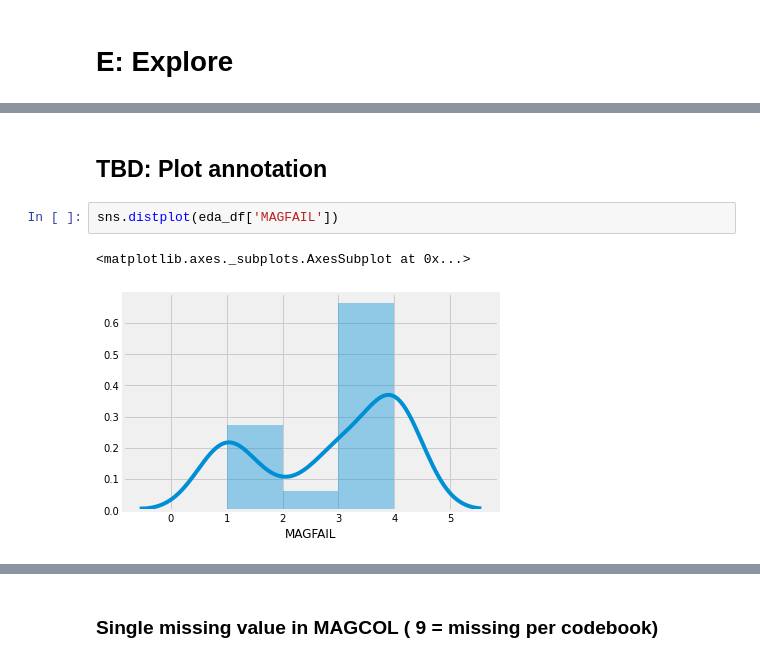
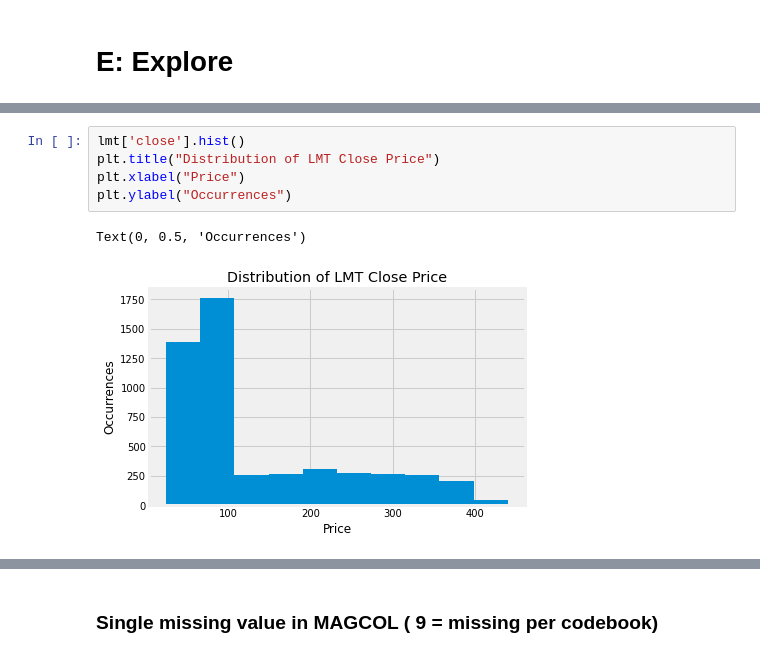
Before and after one commit to MichaelBurak/regime_changes, a Jupyter notebook: regime_changes.ipynb, the cells around one changed output, grey strips where cells are left out. Cells and saved outputs as stored; diff of their text form.

```diff
--- a/regime_changes.ipynb
+++ b/regime_changes.ipynb
@@ -294,7 +252,8 @@ lmt['close'].hist()
-# %% [markdown]
-## TBD: Plot annotation
-# %%
-sns.distplot(eda_df['MAGFAIL'])
-# %% [output]
-<matplotlib.axes._subplots.AxesSubplot at 0x...>
-[figure, removed]
+# %%
+lmt['close'].hist()
+plt.title("Distribution of LMT Close Price")
+plt.xlabel("Price")
+plt.ylabel("Occurrences")
+# %% [output]
+Text(0, 0.5, 'Occurrences')
+[figure, added]
```
Also changed, not shown: parts of 119 cells of this notebook, 6 other files.
